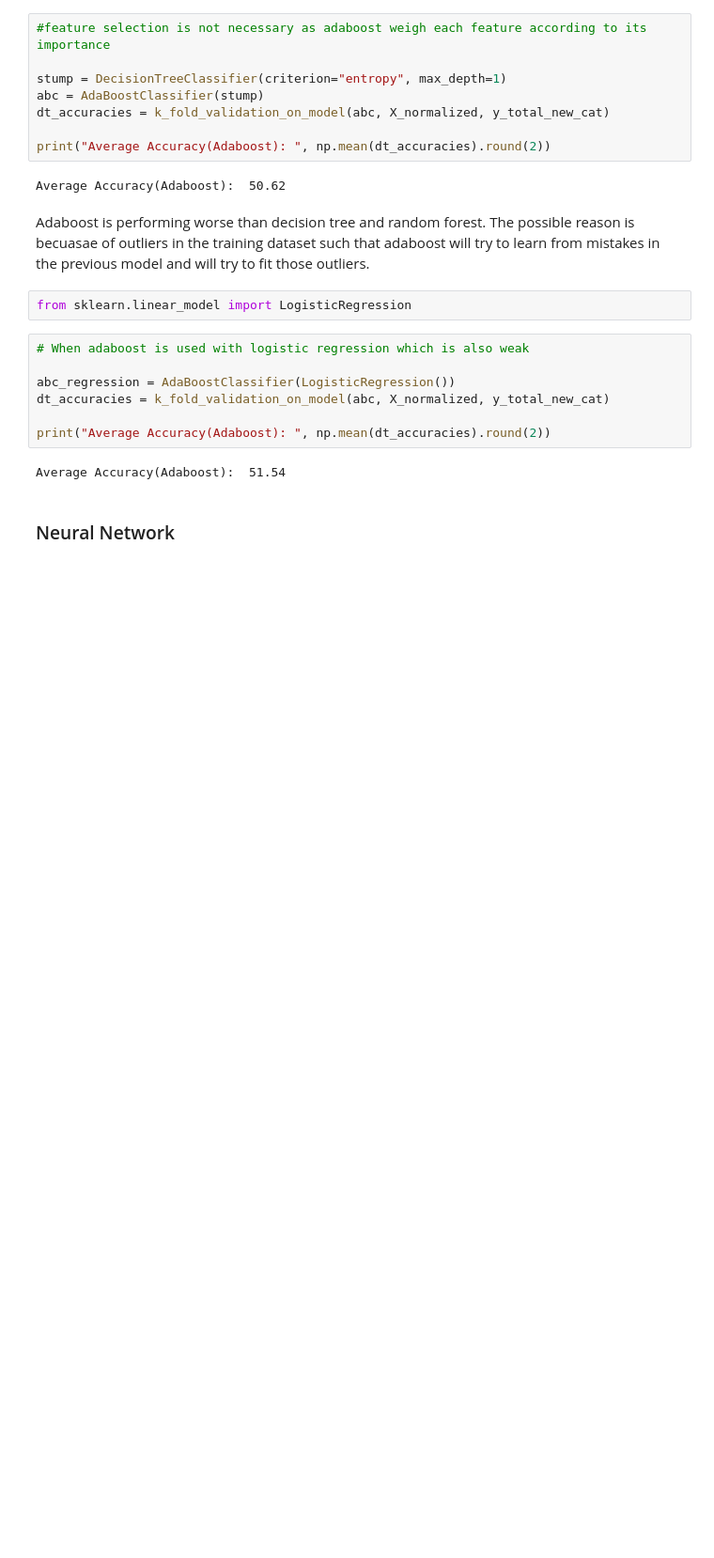
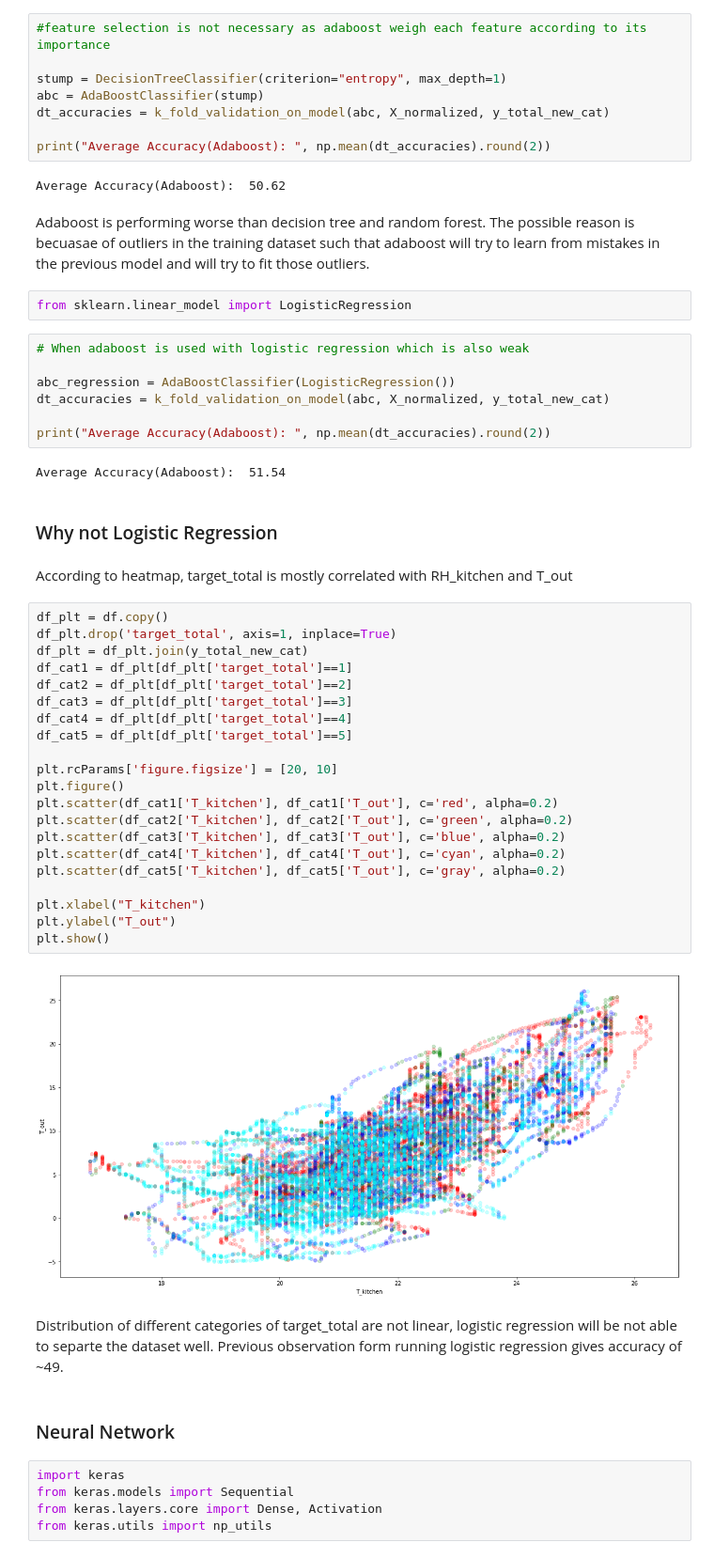
Before and after one commit to khaled9910070/ML_Assignment2, a Jupyter notebook: Energy Usage Prediction.ipynb, the cells around one changed output. Shown at 94% size. Cells and saved outputs as stored; diff of their text form; blank space fills up the shorter version.

```diff
--- a/Energy Usage Prediction.ipynb
+++ b/Energy Usage Prediction.ipynb
@@ -414,5 +469,39 @@ dt_accuracies = k_fold_validation_on_model(abc, X_normalized, y_total_new_cat)
 print("Average Accuracy(Adaboost): ", np.mean(dt_accuracies).round(2))
 # %% [output]
 Average Accuracy(Adaboost):  51.54
+# %% [markdown]
+<h3>Why not Logistic Regression</h3>
+# %% [markdown]
+According to heatmap, target_total is mostly correlated with RH_kitchen and T_out
+# %%
+df_plt = df.copy()
+df_plt.drop('target_total', axis=1, inplace=True)
+df_plt = df_plt.join(y_total_new_cat)
+df_cat1 = df_plt[df_plt['target_total']==1]
+df_cat2 = df_plt[df_plt['target_total']==2]
+df_cat3 = df_plt[df_plt['target_total']==3]
+df_cat4 = df_plt[df_plt['target_total']==4]
+df_cat5 = df_plt[df_plt['target_total']==5]
+
+plt.rcParams['figure.figsize'] = [20, 10]
+plt.figure()
+plt.scatter(df_cat1['T_kitchen'], df_cat1['T_out'], c='red', alpha=0.2)
+plt.scatter(df_cat2['T_kitchen'], df_cat2['T_out'], c='green', alpha=0.2)
+plt.scatter(df_cat3['T_kitchen'], df_cat3['T_out'], c='blue', alpha=0.2)
+plt.scatter(df_cat4['T_kitchen'], df_cat4['T_out'], c='cyan', alpha=0.2)
+plt.scatter(df_cat5['T_kitchen'], df_cat5['T_out'], c='gray', alpha=0.2)
+
+plt.xlabel("T_kitchen")
+plt.ylabel("T_out")
+plt.show()
+# %% [output]
+[figure, added]
+# %% [markdown]
+Distribution of different categories of target_total are not linear, logistic regression will be not able to separte the dataset well. Previous observation form running logistic regression gives accuracy of ~49.
 # %% [markdown]
 <h3>Neural Network</h3>
+# %%
+import keras
+from keras.models import Sequential
+from keras.layers.core import Dense, Activation
+from keras.utils import np_utils
```
Also changed, not shown: parts of 17 cells of this notebook.
